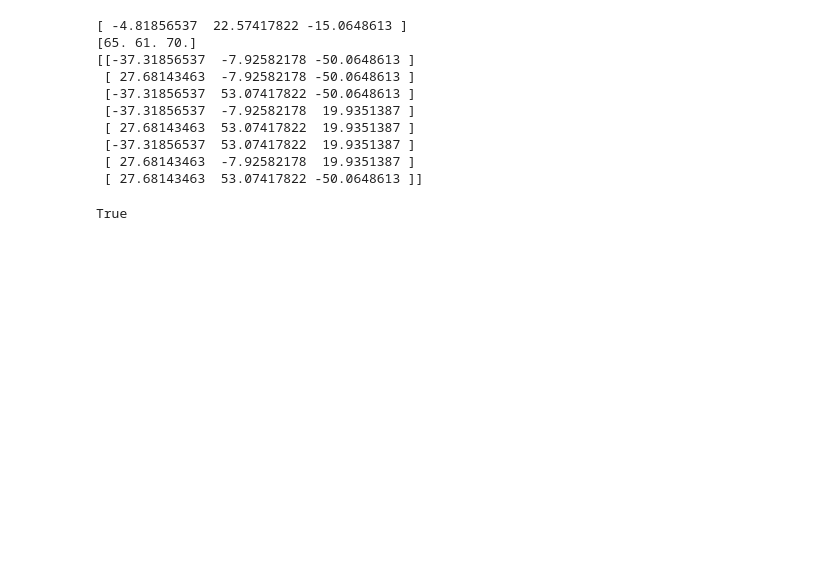
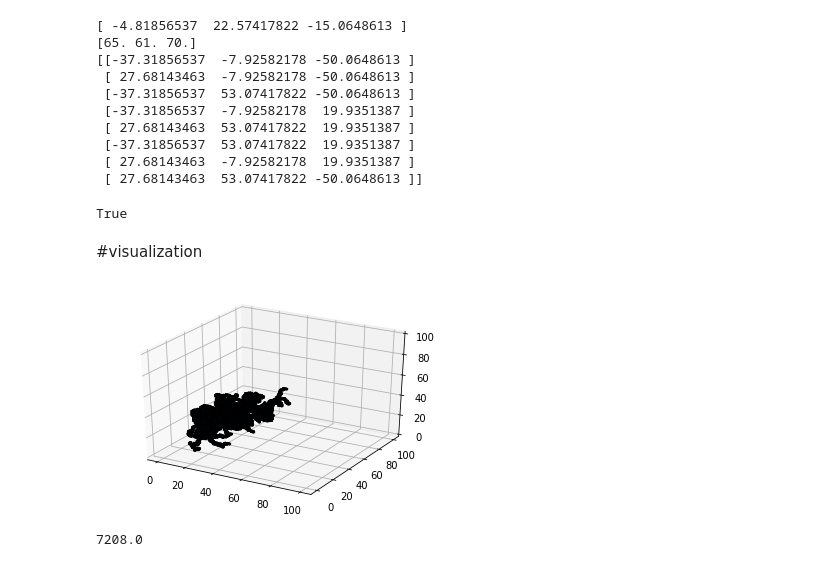
Before and after one commit to buganart/BUGAN, a Jupyter notebook: script_load3Dobj.ipynb, the cells around one changed output. Cells and saved outputs as stored; diff of their text form; code cells hidden in the pictures; blank space fills up the shorter version.

Commit message:
added voxel visualization

```diff
--- a/script_load3Dobj.ipynb
+++ b/script_load3Dobj.ipynb
@@ -157,3 +157,33 @@ print(np.array(boxa2.get_box_points()))
 o3d.io.write_voxel_grid('maple_2_voxel.ply', vox2)
 # %% [output]
 True
+# %% [markdown]
+#visualization
+# %%
+def voxel2array(voxel):
+    vox_array = np.zeros((100,100,100))
+    vox_list = voxel.get_voxels()
+    for vox in vox_list:
+        coord = tuple(vox.grid_index)
+        vox_array[coord] = 1
+    return vox_array
+# %%
+from mpl_toolkits.mplot3d import Axes3D
+import numpy as np
+import matplotlib.pyplot as plt
+
+
+fig = plt.figure()
+ax = fig.gca(projection='3d')
+
+ax.voxels(voxel2array(vox), edgecolor="k")
+
+plt.show()
+# %% [output]
+[figure, added]
+# %%
+vox_array2 = voxel2array(vox2)
+
+print(np.sum(vox_array2))
+# %% [output]
+7208.0
```
Also changed, not shown: parts of 4 cells of this notebook.
